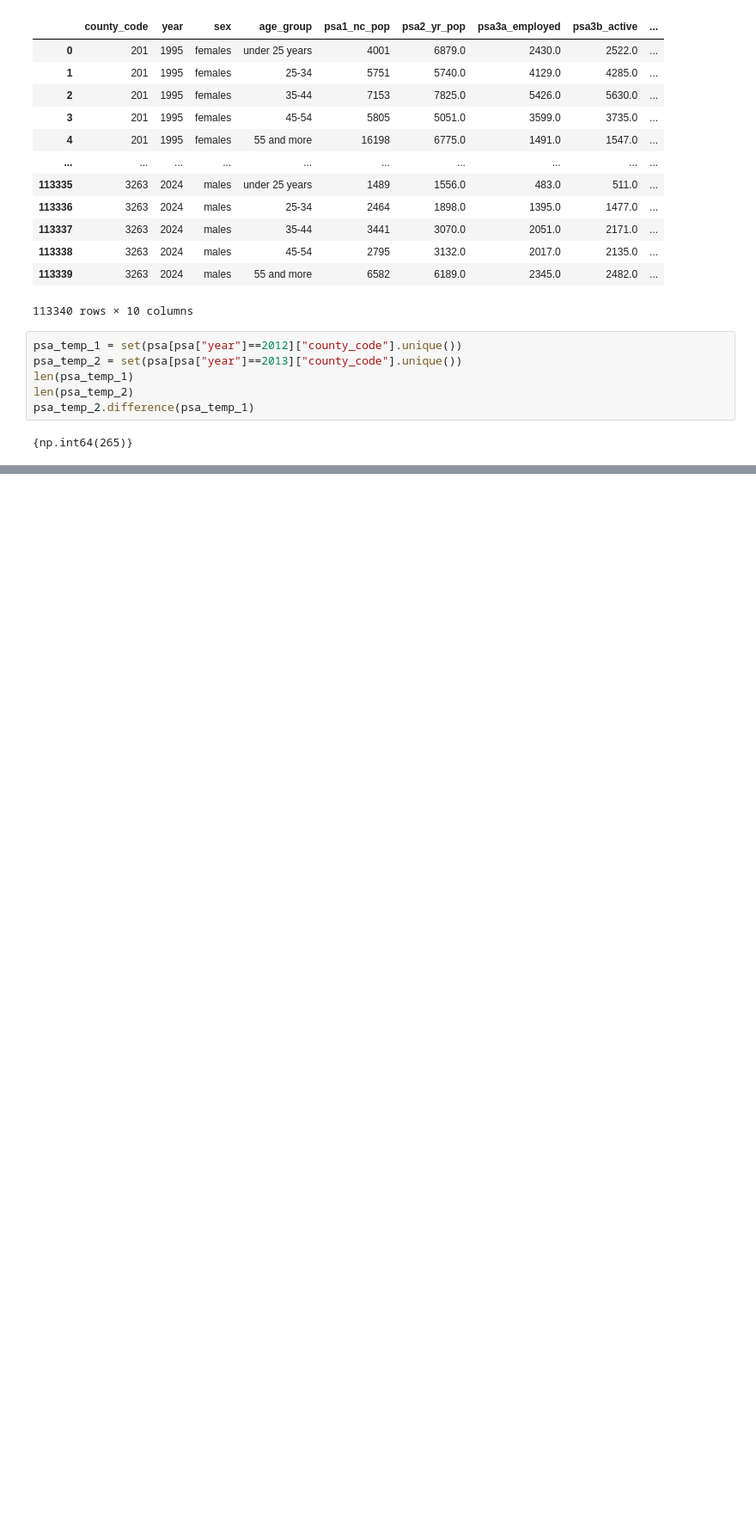
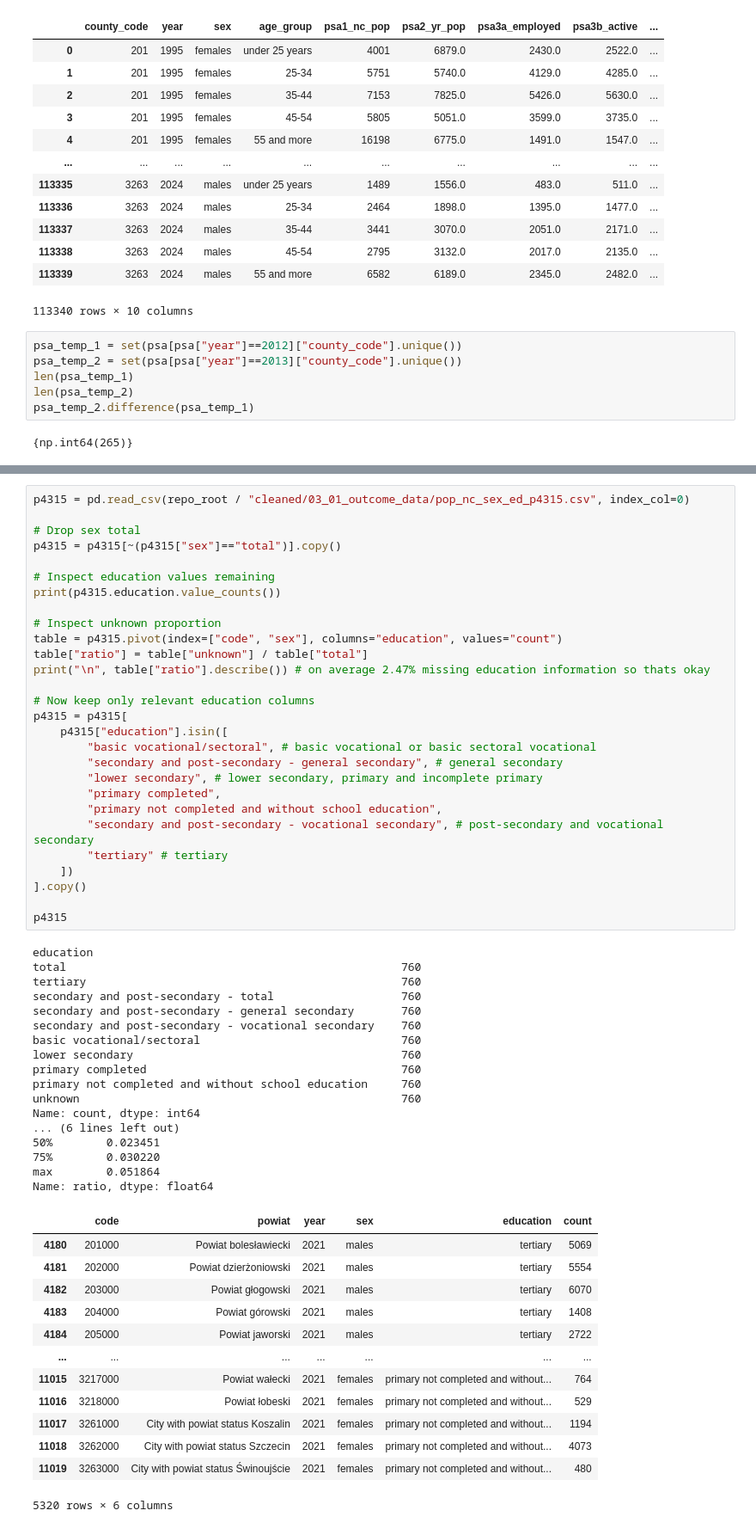
Before and after one commit to harrisonluff/Group_Project_Y3, a Jupyter notebook: notebooks/analysis/03_01_population_outcome.ipynb, the cells around one changed output, grey strips where cells are left out. Shown at 86% size. Cells and saved outputs as stored; diff of their text form; blank space fills up the shorter version.

```diff
--- a/notebooks/analysis/03_01_population_outcome.ipynb
+++ b/notebooks/analysis/03_01_population_outcome.ipynb
@@ -1323,0 +1396,59 @@ psa_temp_2.difference(psa_temp_1)
+# %%
+p4315 = pd.read_csv(repo_root / "cleaned/03_01_outcome_data/pop_nc_sex_ed_p4315.csv", index_col=0)
+
+# Drop sex total
+p4315 = p4315[~(p4315["sex"]=="total")].copy()
+
+# Inspect education values remaining
+print(p4315.education.value_counts())
+
+# Inspect unknown proportion
+table = p4315.pivot(index=["code", "sex"], columns="education", values="count")
+table["ratio"] = table["unknown"] / table["total"]
+print("\n", table["ratio"].describe()) # on average 2.47% missing education information so thats okay
+
+# Now keep only relevant education columns
+p4315 = p4315[
+    p4315["education"].isin([
+        "basic vocational/sectoral", # basic vocational or basic sectoral vocational
+        "secondary and post-secondary - general secondary", # general secondary
+        "lower secondary", # lower secondary, primary and incomplete primary
+        "primary completed",
+        "primary not completed and without school education",
+        "secondary and post-secondary - vocational secondary", # post-secondary and vocational secondary
+        "tertiary" # tertiary
+    ])
+].copy()
+
+p4315
+# %% [output]
+education
+total                                                  760
+tertiary                                               760
+secondary and post-secondary - total                   760
+secondary and post-secondary - general secondary       760
+secondary and post-secondary - vocational secondary    760
+basic vocational/sectoral                              760
+lower secondary                                        760
+primary completed                                      760
+primary not completed and without school education     760
+unknown                                                760
+Name: count, dtype: int64
+... (6 lines left out)
+50%        0.023451
+75%        0.030220
+max        0.051864
+Name: ratio, dtype: float64
+|  | code | powiat | year | sex | education | count |
+| 4180 | 201000 | Powiat bolesławiecki | 2021 | males | tertiary | 5069 |
+| 4181 | 202000 | Powiat dzierżoniowski | 2021 | males | tertiary | 5554 |
+| 4182 | 203000 | Powiat głogowski | 2021 | males | tertiary | 6070 |
+| 4183 | 204000 | Powiat górowski | 2021 | males | tertiary | 1408 |
+| 4184 | 205000 | Powiat jaworski | 2021 | males | tertiary | 2722 |
+| ... | ... | ... | ... | ... | ... | ... |
+| 11015 | 3217000 | Powiat wałecki | 2021 | females | primary not completed and without... | 764 |
+| 11016 | 3218000 | Powiat łobeski | 2021 | females | primary not completed and without... | 529 |
+| 11017 | 3261000 | City with powiat status Koszalin | 2021 | females | primary not completed and without... | 1194 |
+| 11018 | 3262000 | City with powiat status Szczecin | 2021 | females | primary not completed and without... | 4073 |
+| 11019 | 3263000 | City with powiat status Świnoujście | 2021 | females | primary not completed and without... | 480 |
+5320 rows × 6 columns
```
Also changed, not shown: parts of 10 cells of this notebook.
